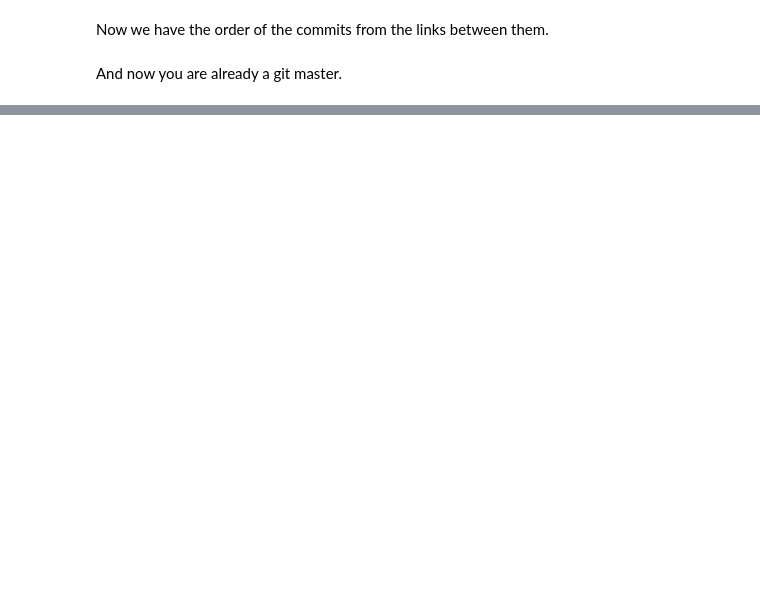
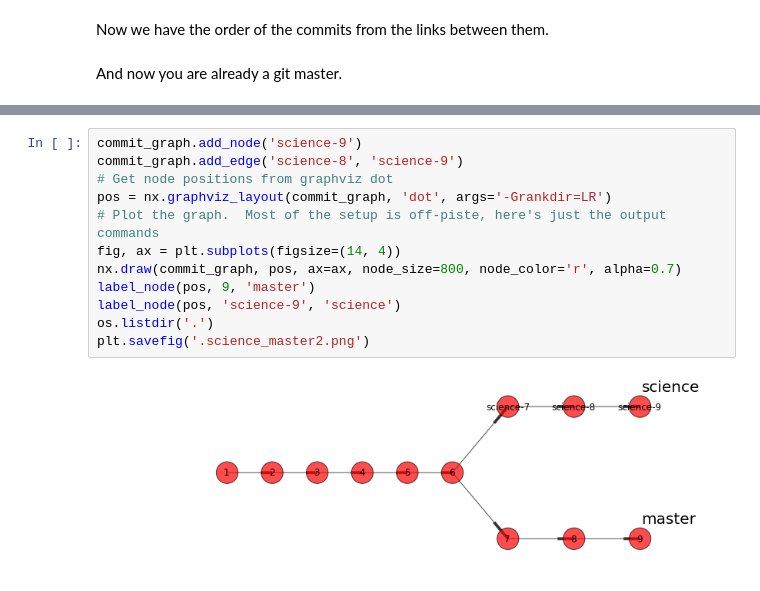
Before and after one commit to practical-neuroimaging/pna-notebooks, a Jupyter notebook: roll_your_own_cms.ipynb, the cells around one changed output, grey strips where cells are left out. Drawn from its saved outputs; the diff is of its cells as text; blank space fills up the shorter version.

```diff
--- a/roll_your_own_cms.ipynb
+++ b/roll_your_own_cms.ipynb
@@ -1572,0 +676,14 @@ Git doesn't have a native export command, but this works just fine:
+# %%
+commit_graph.add_node('science-9')
+commit_graph.add_edge('science-8', 'science-9')
+# Get node positions from graphviz dot
+pos = nx.graphviz_layout(commit_graph, 'dot', args='-Grankdir=LR')
+# Plot the graph.  Most of the setup is off-piste, here's just the output commands
+fig, ax = plt.subplots(figsize=(14, 4))
+nx.draw(commit_graph, pos, ax=ax, node_size=800, node_color='r', alpha=0.7)
+label_node(pos, 9, 'master')
+label_node(pos, 'science-9', 'science')
+os.listdir('.')
+plt.savefig('.science_master2.png')
+# %% [output]
+[figure, added]
```
Also changed, not shown: parts of 285 cells of this notebook.
